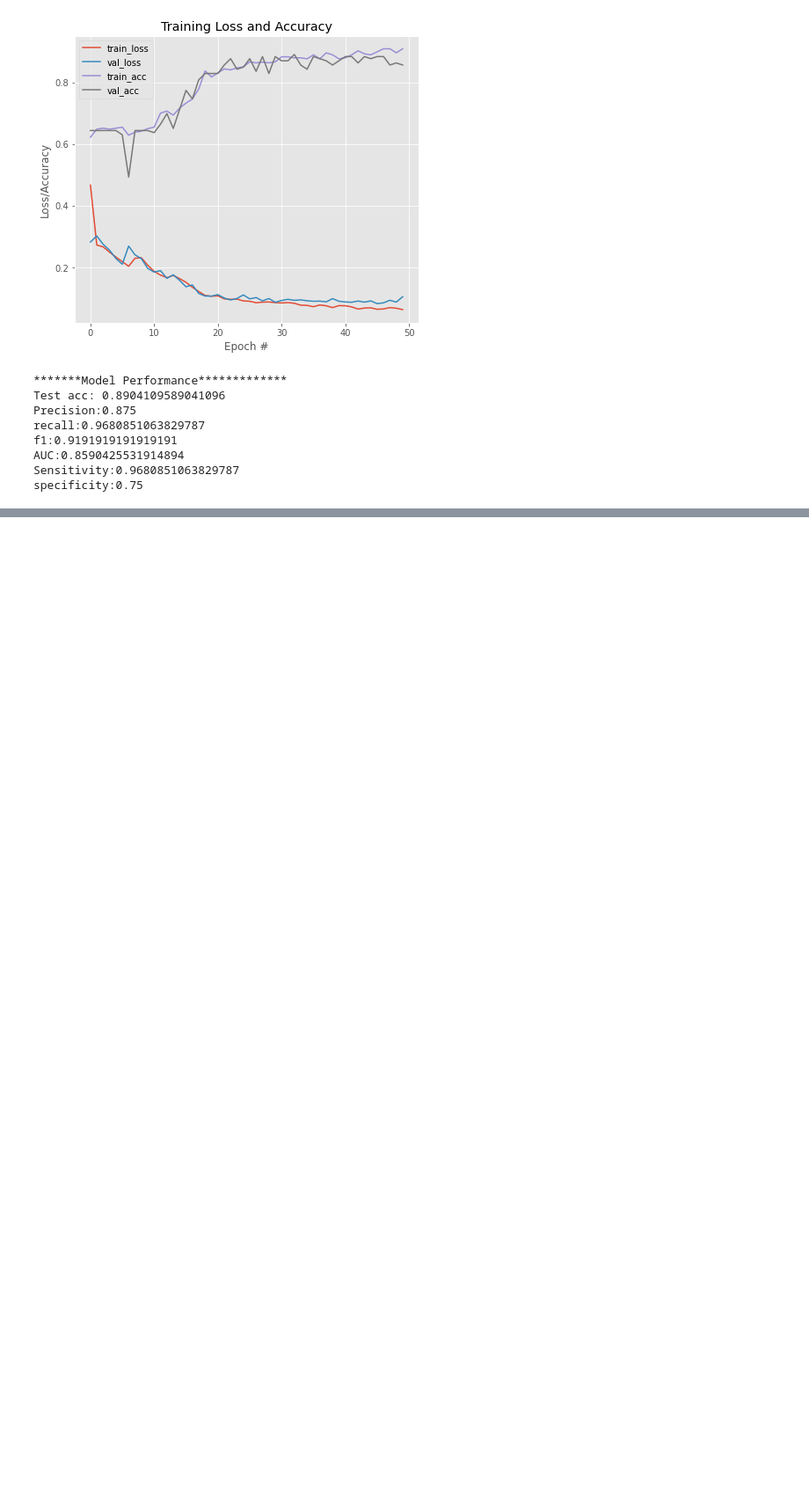
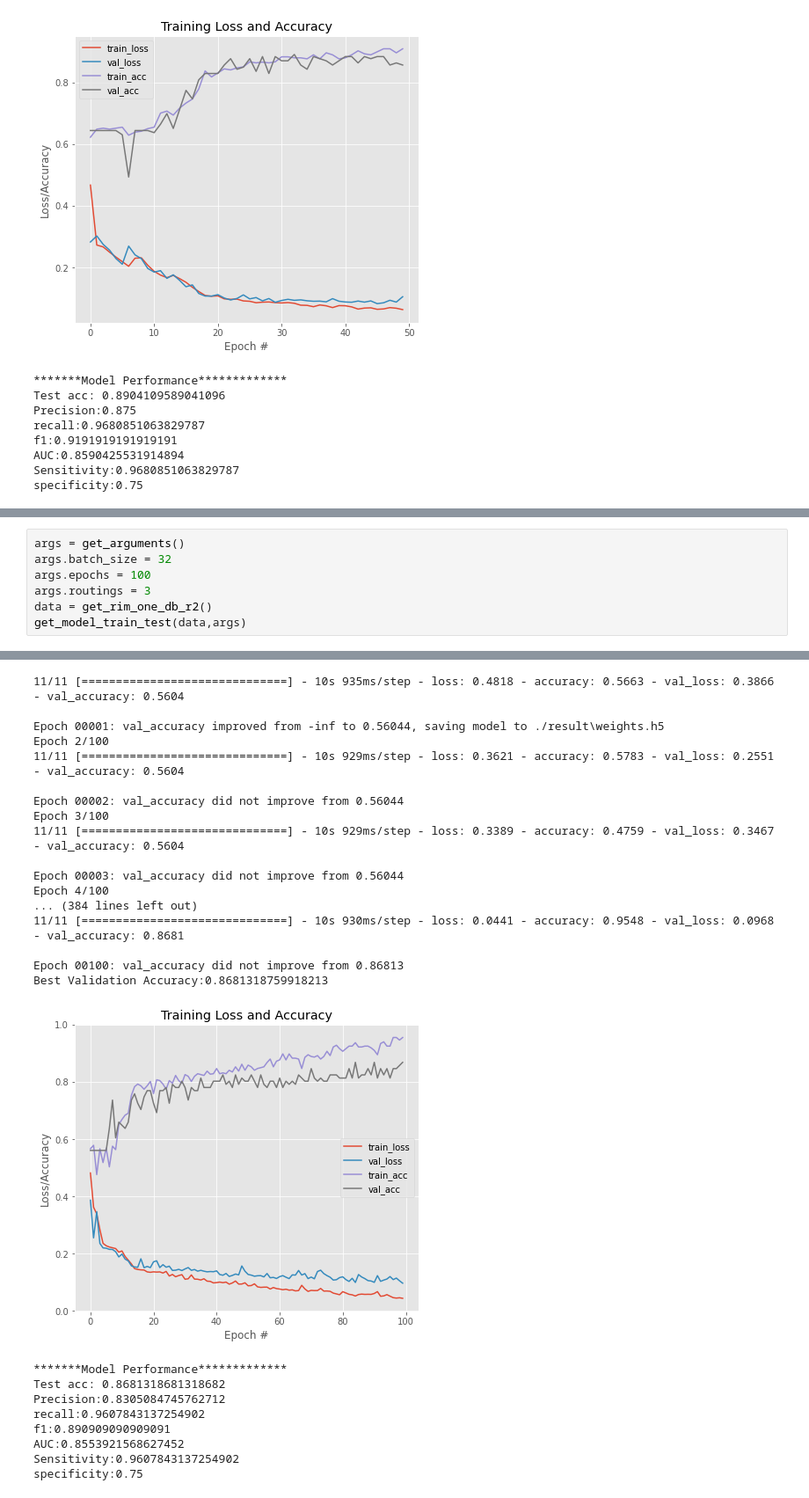
Before and after one commit to gyanendar/ms_project, a Jupyter notebook: capsnetWithoutDeocder.ipynb, the cells around one changed output, grey strips where cells are left out. Shown at 88% size. Cells and saved outputs as stored; diff of their text form; blank space fills up the shorter version.

```diff
--- a/capsnetWithoutDeocder.ipynb
+++ b/capsnetWithoutDeocder.ipynb
@@ -533,0 +760,8 @@ specificity:0.75
+# %%
+args = get_arguments()
+args.batch_size = 32
+args.epochs = 100
+args.routings = 3
+data = get_rim_one_db_r2()
+get_model_train_test(data,args)
+# %% [output]
@@ -533,0 +785,26 @@ specificity:0.75
+11/11 [==============================] - 10s 935ms/step - loss: 0.4818 - accuracy: 0.5663 - val_loss: 0.3866 - val_accuracy: 0.5604
+
+Epoch 00001: val_accuracy improved from -inf to 0.56044, saving model to ./result\weights.h5
+Epoch 2/100
+11/11 [==============================] - 10s 929ms/step - loss: 0.3621 - accuracy: 0.5783 - val_loss: 0.2551 - val_accuracy: 0.5604
+
+Epoch 00002: val_accuracy did not improve from 0.56044
+Epoch 3/100
+11/11 [==============================] - 10s 929ms/step - loss: 0.3389 - accuracy: 0.4759 - val_loss: 0.3467 - val_accuracy: 0.5604
+
+Epoch 00003: val_accuracy did not improve from 0.56044
+Epoch 4/100
+... (384 lines left out)
+11/11 [==============================] - 10s 930ms/step - loss: 0.0441 - accuracy: 0.9548 - val_loss: 0.0968 - val_accuracy: 0.8681
+
+Epoch 00100: val_accuracy did not improve from 0.86813
+Best Validation Accuracy:0.8681318759918213
+[figure, added]
+*******Model Performance*************
+Test acc: 0.8681318681318682
+Precision:0.8305084745762712
+recall:0.9607843137254902
+f1:0.890909090909091
+AUC:0.8553921568627452
+Sensitivity:0.9607843137254902
+specificity:0.75
```
Also changed, not shown: parts of 23 cells of this notebook.
